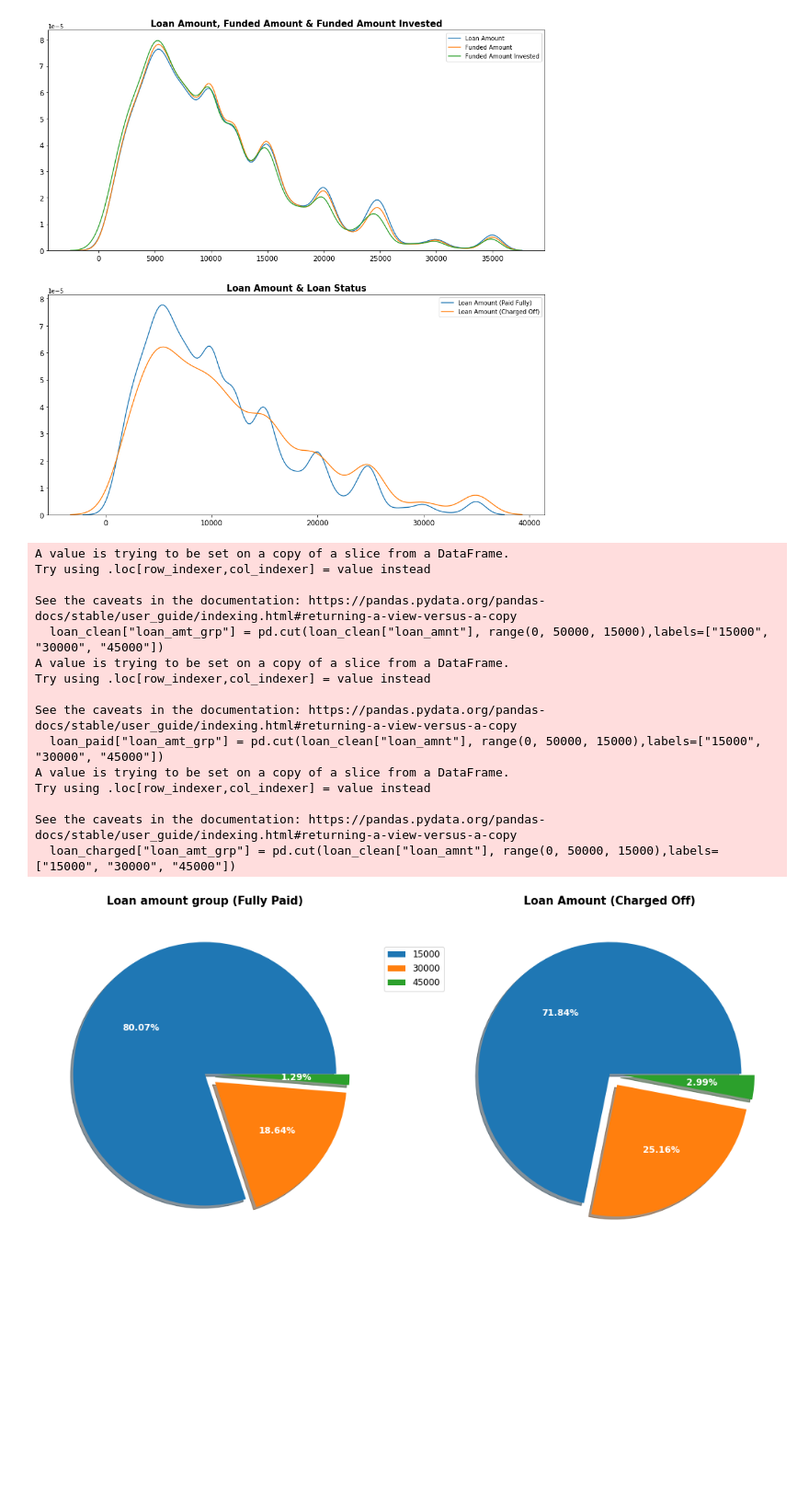
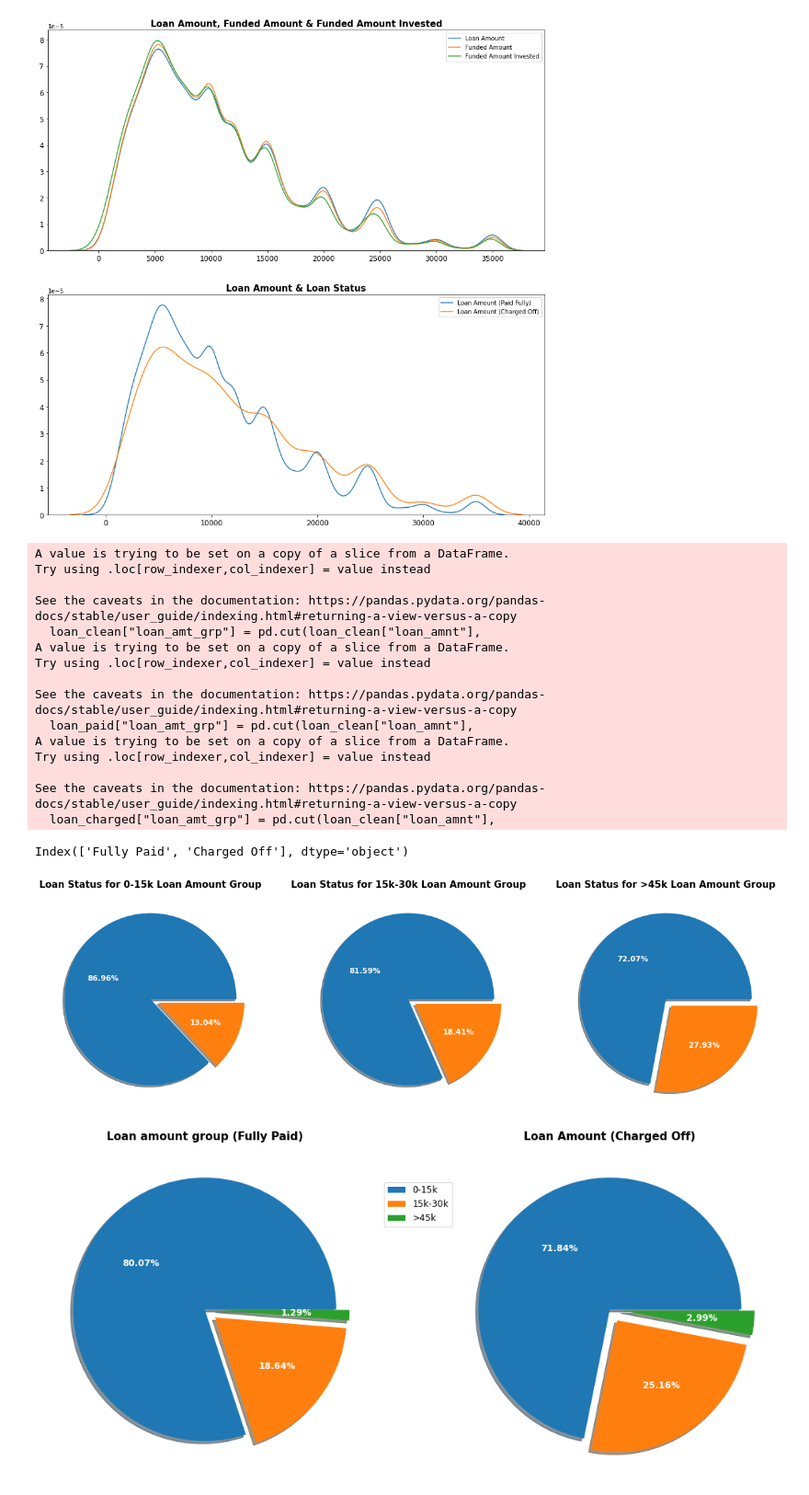
Before and after one commit to npalupunoori/LendingClubCaseStudy, a Jupyter notebook: Naren_Reddy_Palupunoori.ipynb, the cells around one changed output. Shown at 92% size. Saved outputs shown, nothing was run; the diff lists cells and outputs as text; code cells hidden in the pictures; blank space fills up the shorter version.

```diff
--- a/Naren_Reddy_Palupunoori.ipynb
+++ b/Naren_Reddy_Palupunoori.ipynb
@@ -488,25 +488,69 @@ plt.show()
 # %% [output]
 [figure]
 # %%
-loan_clean["loan_amt_grp"] = pd.cut(loan_clean["loan_amnt"], range(0, 50000, 15000),labels=["15000", "30000", "45000"])
-loan_paid["loan_amt_grp"] = pd.cut(loan_clean["loan_amnt"], range(0, 50000, 15000),labels=["15000", "30000", "45000"])
-loan_charged["loan_amt_grp"] = pd.cut(loan_clean["loan_amnt"], range(0, 50000, 15000),labels=["15000", "30000", "45000"])
+loan_clean["loan_amt_grp"] = pd.cut(loan_clean["loan_amnt"],
+                                    range(0, 50000, 15000),labels=["0-15k", "15k-30k", ">45k"])
+loan_paid["loan_amt_grp"] = pd.cut(loan_clean["loan_amnt"],
+                                   range(0, 50000, 15000),labels=["0-15k", "15k-30k", ">45k"])
+loan_charged["loan_amt_grp"] = pd.cut(loan_clean["loan_amnt"],
+                                      range(0, 50000, 15000),labels=["0-15k", "15k-30k", ">45k"])
 # %% [output]
 A value is trying to be set on a copy of a slice from a DataFrame.
 Try using .loc[row_indexer,col_indexer] = value instead
 
 See the caveats in the documentation: https://pandas.pydata.org/pandas-docs/stable/user_guide/indexing.html#returning-a-view-versus-a-copy
-  loan_clean["loan_amt_grp"] = pd.cut(loan_clean["loan_amnt"], range(0, 50000, 15000),labels=["15000", "30000", "45000"])
+  loan_clean["loan_amt_grp"] = pd.cut(loan_clean["loan_amnt"],
 A value is trying to be set on a copy of a slice from a DataFrame.
 Try using .loc[row_indexer,col_indexer] = value instead
 
 See the caveats in the documentation: https://pandas.pydata.org/pandas-docs/stable/user_guide/indexing.html#returning-a-view-versus-a-copy
-  loan_paid["loan_amt_grp"] = pd.cut(loan_clean["loan_amnt"], range(0, 50000, 15000),labels=["15000", "30000", "45000"])
+  loan_paid["loan_amt_grp"] = pd.cut(loan_clean["loan_amnt"],
 A value is trying to be set on a copy of a slice from a DataFrame.
 Try using .loc[row_indexer,col_indexer] = value instead
 
 See the caveats in the documentation: https://pandas.pydata.org/pandas-docs/stable/user_guide/indexing.html#returning-a-view-versus-a-copy
-  loan_charged["loan_amt_grp"] = pd.cut(loan_clean["loan_amnt"], range(0, 50000, 15000),labels=["15000", "30000", "45000"])
+  loan_charged["loan_amt_grp"] = pd.cut(loan_clean["loan_amnt"],
+# %%
+loan_clean.loc[loan_clean['loan_amt_grp'] == "0-15k"].loan_status.value_counts().index
+# %% [output]
+Index(['Fully Paid', 'Charged Off'], dtype='object')
+# %%
+plt.figure(figsize=(21,14))
+plt.subplot(1,3,1)
+size = loan_clean.loc[loan_clean['loan_amt_grp'] == "0-15k"]["loan_status"].value_counts()
+labels = loan_clean.loc[loan_clean['loan_amt_grp'] == "0-15k"].loan_status.value_counts().index
+explode = [0, 0.1]
+colors = {'Fully Paid': 'tab:blue','Charged Off': 'tab:orange'}
+plt.pie(size, explode = explode, shadow = True,
+colors=[colors[i] for i in loan_clean.loc[loan_clean['loan_amt_grp'] == "0-15k"].loan_status.value_counts().index],
+        autopct = '%.2f%%', textprops={'color': 'w', 'fontsize' : 12, 'fontweight' : 'bold'})
+plt.title('Loan Status for 0-15k Loan Amount Group', fontsize = 15, fontweight = 'bold')
+plt.axis('off')
+
+plt.subplot(1,3,2)
+size = loan_clean.loc[loan_clean['loan_amt_grp'] == "15k-30k"]["loan_status"].value_counts()
+labels = loan_clean.loc[loan_clean['loan_amt_grp'] == "15k-30k"].loan_status.value_counts().index
+explode = [0, 0.1]
+colors = {'Fully Paid': 'tab:blue','Charged Off': 'tab:orange'}
+plt.pie(size, explode = explode, shadow = True,
+colors=[colors[i] for i in loan_clean.loc[loan_clean['loan_amt_grp'] == "15k-30k"].loan_status.value_counts().index],
+        autopct = '%.2f%%', textprops={'color': 'w', 'fontsize' : 12, 'fontweight' : 'bold'})
+plt.title('Loan Status for 15k-30k Loan Amount Group', fontsize = 15, fontweight = 'bold')
+plt.axis('off')
+
+plt.subplot(1,3,3)
+size = loan_clean.loc[loan_clean['loan_amt_grp'] == ">45k"]["loan_status"].value_counts()
+labels = loan_clean.loc[loan_clean['loan_amt_grp'] == ">45k"].loan_status.value_counts().index
+explode = [0, 0.1]
+colors = {'Fully Paid': 'tab:blue','Charged Off': 'tab:orange'}
+plt.pie(size, explode = explode, shadow = True,
+colors=[colors[i] for i in loan_clean.loc[loan_clean['loan_amt_grp'] == ">45k"].loan_status.value_counts().index],
+        autopct = '%.2f%%', textprops={'color': 'w', 'fontsize' : 12, 'fontweight' : 'bold'})
+plt.title('Loan Status for >45k Loan Amount Group', fontsize = 15, fontweight = 'bold')
+plt.axis('off')
+plt.show()
+# %% [output]
+[figure, added]
 # %%
 #plot pie chart and count plots for grades and subgrades of the loans
 plt.figure(figsize=(18,18))
```
Also changed, not shown: parts of 17 cells of this notebook.
